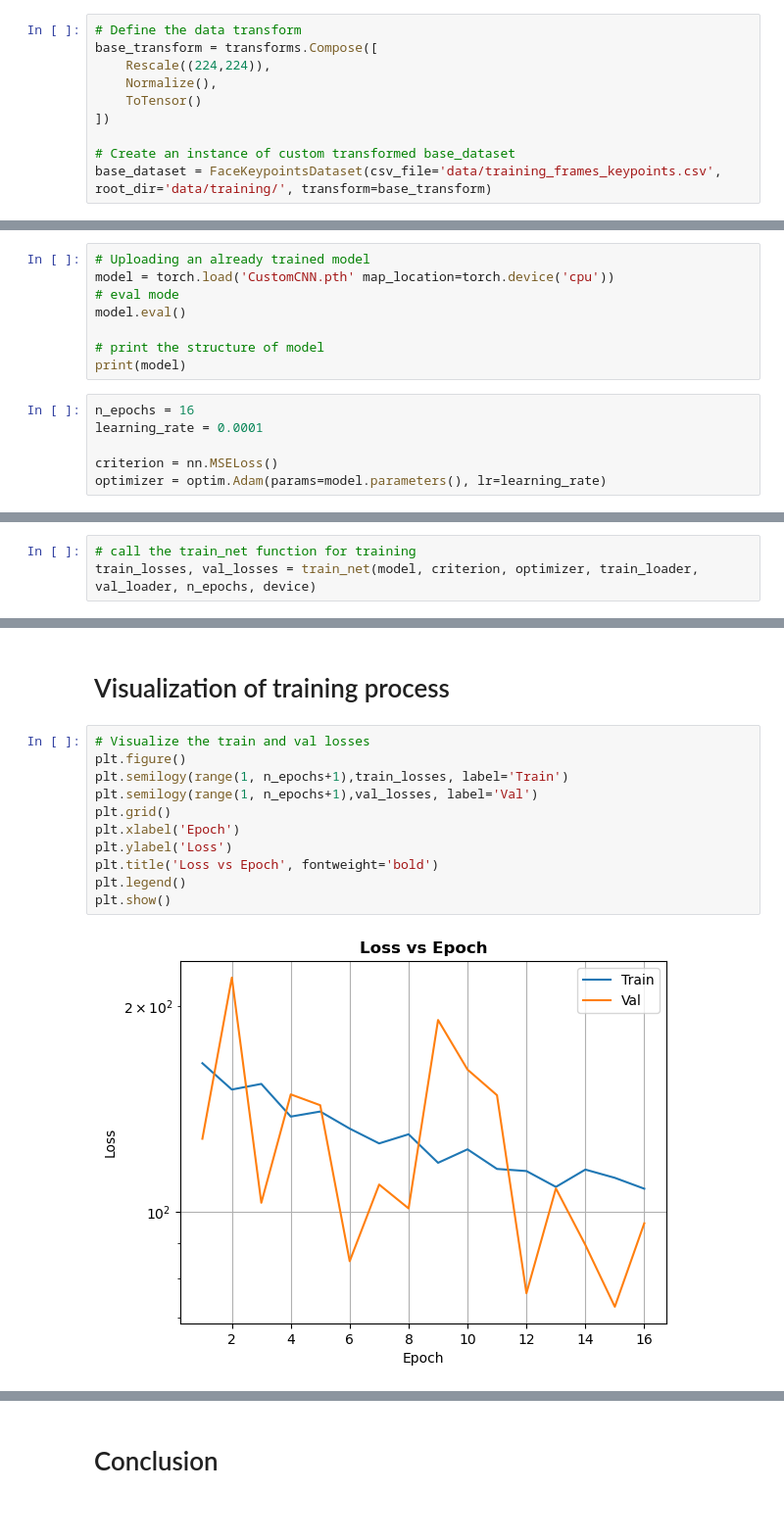
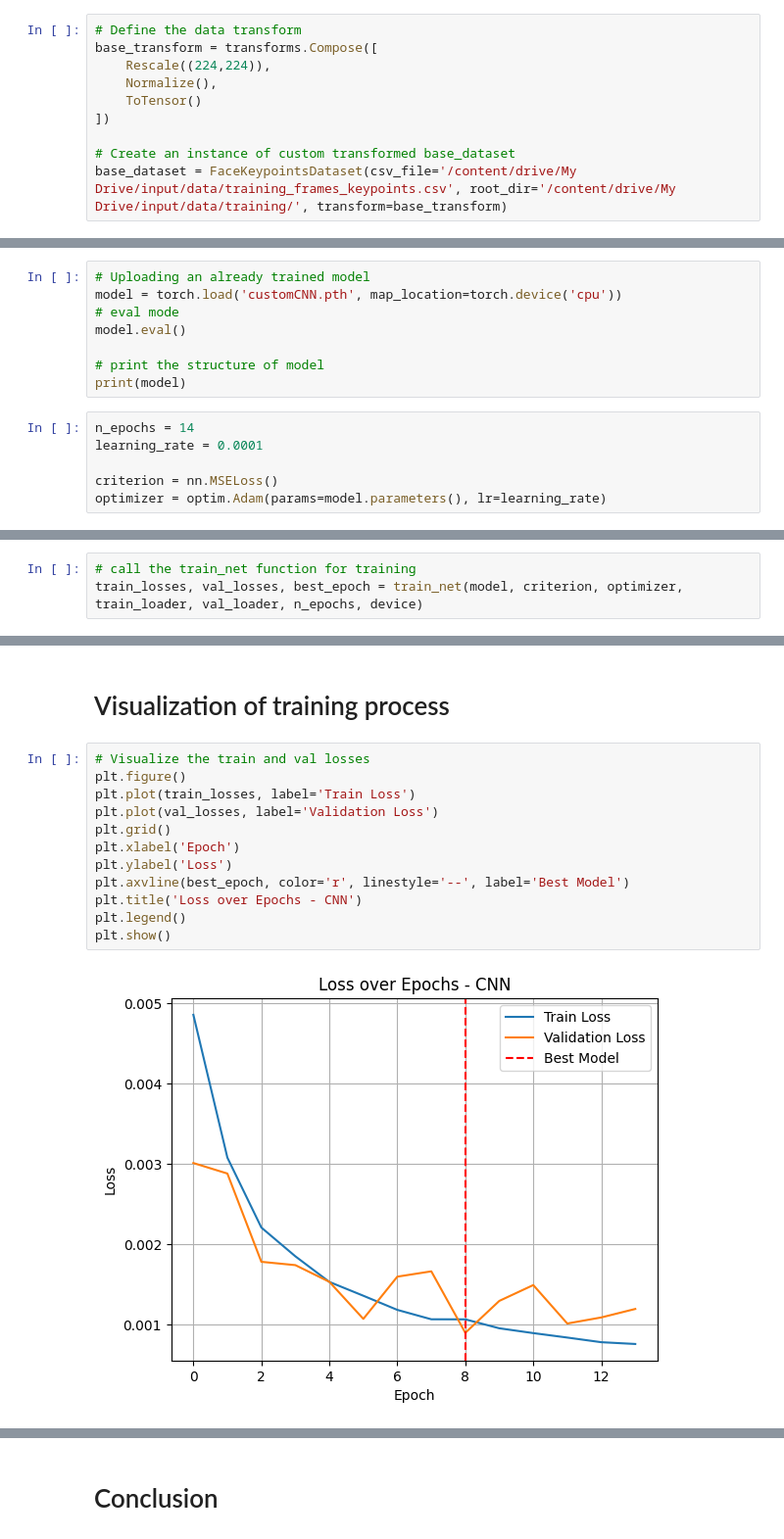
Before and after one commit to kkudzelich/Faces-Recognition-and-Landmarks-Detection, a Jupyter notebook: CustomCNN_landmarks_detection.ipynb, the cells around one changed output, grey strips where cells are left out. Shown at 98% size. Saved outputs shown, nothing was run; the diff lists cells and outputs as text; blank space fills up the shorter version.

```diff
--- a/CustomCNN_landmarks_detection.ipynb
+++ b/CustomCNN_landmarks_detection.ipynb
@@ -299,7 +279,7 @@ base_transform = transforms.Compose([
 ])
 
 # Create an instance of custom transformed base_dataset
-base_dataset = FaceKeypointsDataset(csv_file='data/training_frames_keypoints.csv', root_dir='data/training/', transform=base_transform)
+base_dataset = FaceKeypointsDataset(csv_file='/content/drive/My Drive/input/data/training_frames_keypoints.csv', root_dir='/content/drive/My Drive/input/data/training/', transform=base_transform)
 # %%
 print('Length of dataset : ', len(base_dataset))
 
@@ -445,14 +426,14 @@ model = FaceKeyPoints().to(device)
 ## The training was on a cloud server with GPU, so let's upload an already trained and saved model.
 # %%
 # Uploading an already trained model
-model = torch.load('CustomCNN.pth' map_location=torch.device('cpu'))
+model = torch.load('customCNN.pth', map_location=torch.device('cpu'))
 # eval mode
 model.eval()
 
 # print the structure of model
 print(model)
 # %%
-n_epochs = 16
+n_epochs = 14
 learning_rate = 0.0001
 
 criterion = nn.MSELoss()
@@ -744,4 +495,4 @@ def train_net(model, criterion, optimizer, train_loader, val_loader, n_epochs, d
 # %%
 # call the train_net function for training
-train_losses, val_losses = train_net(model, criterion, optimizer, train_loader, val_loader, n_epochs, device)
+train_losses, val_losses, best_epoch = train_net(model, criterion, optimizer, train_loader, val_loader, n_epochs, device)
 # %% [output]
@@ -763,13 +515,14 @@ After Epoch 12: Avg Train Loss: 114.7944, Avg Val Loss: 75.9978
 # %%
 # Visualize the train and val losses
 plt.figure()
-plt.semilogy(range(1, n_epochs+1),train_losses, label='Train')
-plt.semilogy(range(1, n_epochs+1),val_losses, label='Val')
+plt.plot(train_losses, label='Train Loss')
+plt.plot(val_losses, label='Validation Loss')
 plt.grid()
 plt.xlabel('Epoch')
 plt.ylabel('Loss')
-plt.title('Loss vs Epoch', fontweight='bold')
+plt.axvline(best_epoch, color='r', linestyle='--', label='Best Model')
+plt.title('Loss over Epochs - CNN')
 plt.legend()
 plt.show()
 # %% [output]
-[figure, old version]
+[figure, new version]
```
Also changed, not shown: parts of 41 cells of this notebook, 1 other file.
